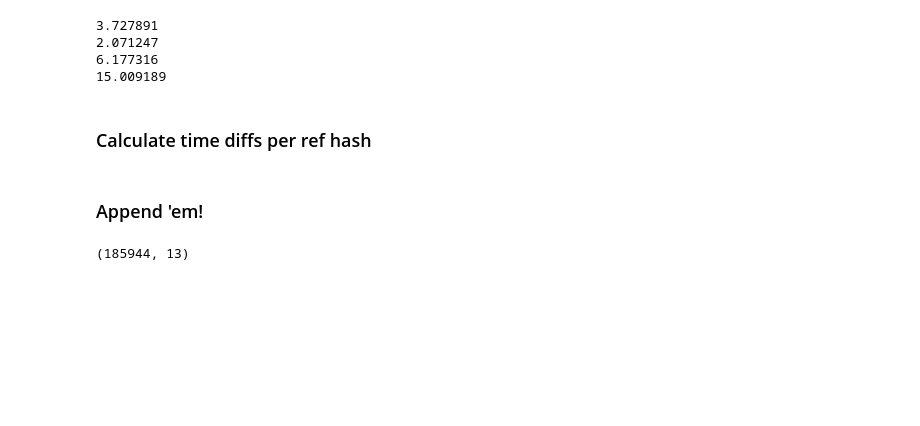
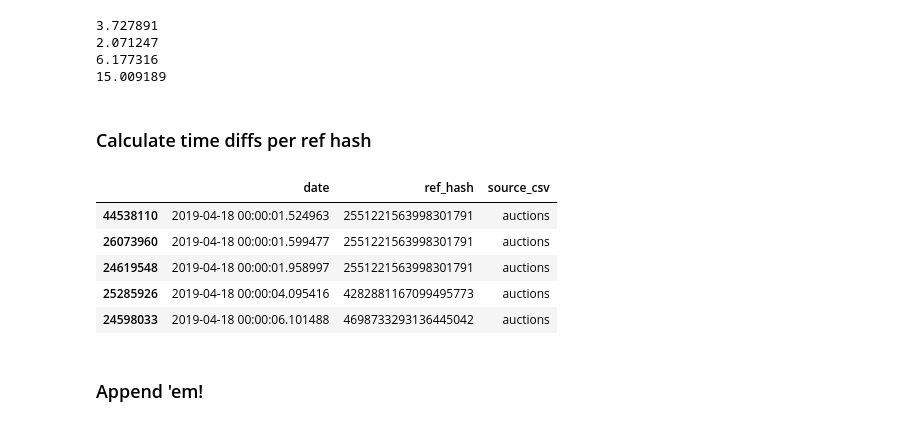
Before and after one commit to rozanecm/7506_tp2_1c2019, a Jupyter notebook: notebooks/My nb by mr.ipynb, the cells around one changed output. Drawn from its saved outputs; the diff is of its cells as text; code cells hidden in the pictures; blank space fills up the shorter version.

```diff
--- a/notebooks/My nb by mr.ipynb
+++ b/notebooks/My nb by mr.ipynb
@@ -681,3 +703,12 @@ df_auctions = process_time_diffs(df_auctions)
+# %%
+df_auctions.head()
+# %% [output]
+|  | date | ref_hash | source_csv |
+| 44538110 | 2019-04-18 00:00:01.524963 | 2551221563998301791 | auctions |
+| 26073960 | 2019-04-18 00:00:01.599477 | 2551221563998301791 | auctions |
+| 24619548 | 2019-04-18 00:00:01.958997 | 2551221563998301791 | auctions |
+| 25285926 | 2019-04-18 00:00:04.095416 | 4282881167099495773 | auctions |
+| 24598033 | 2019-04-18 00:00:06.101488 | 4698733293136445042 | auctions |
 # %% [markdown]
 ### Append 'em!
 # %%
@@ -692,7 +723,3 @@ appended.diff_in_sec = appended.diff_in_sec.astype('float')
-# %%
-appended.shape
-# %% [output]
-(185944, 13)
 # %%
 appended.head()
 # %% [output]
```
Also changed, not shown: parts of 23 cells of this notebook.
